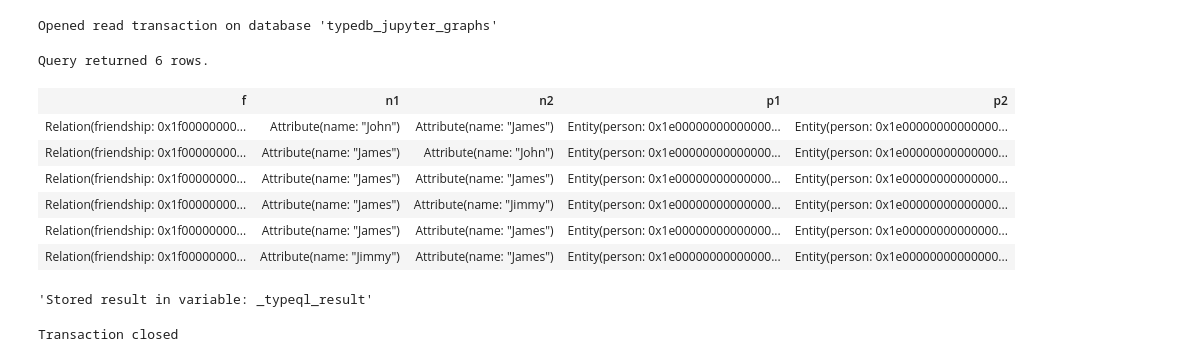
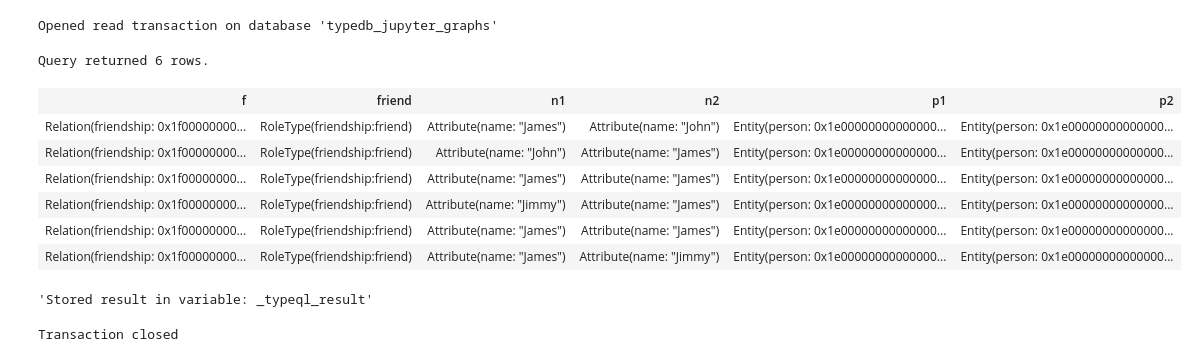
Before and after one commit to typedb-osi/typedb-jupyter, a Jupyter notebook: src/graphs.ipynb, the cells around one changed output. Drawn from its saved outputs; the diff is of its cells as text; code cells hidden in the pictures.

```diff
--- a/src/graphs.ipynb
+++ b/src/graphs.ipynb
@@ -95,18 +95,18 @@ Opened read transaction on database 'typedb_jupyter_graphs'
 # %%
 %%typeql
 match
-$f isa friendship, links (friend: $p1, friend: $p2);
+$f isa friendship, links ($friend: $p1, $friend: $p2);
 $p1 has name $n1;
 $p2 has name $n2;
 # %% [output]
 Query returned 6 rows.
-| f | n1 | n2 | p1 | p2 |
-| Relation(friendship: 0x1f00000000... | Attribute(name: "John") | Attribute(name: "James") | Entity(person: 0x1e00000000000000... | Entity(person: 0x1e00000000000000... |
-| Relation(friendship: 0x1f00000000... | Attribute(name: "James") | Attribute(name: "John") | Entity(person: 0x1e00000000000000... | Entity(person: 0x1e00000000000000... |
-| Relation(friendship: 0x1f00000000... | Attribute(name: "James") | Attribute(name: "James") | Entity(person: 0x1e00000000000000... | Entity(person: 0x1e00000000000000... |
-| Relation(friendship: 0x1f00000000... | Attribute(name: "James") | Attribute(name: "Jimmy") | Entity(person: 0x1e00000000000000... | Entity(person: 0x1e00000000000000... |
-| Relation(friendship: 0x1f00000000... | Attribute(name: "James") | Attribute(name: "James") | Entity(person: 0x1e00000000000000... | Entity(person: 0x1e00000000000000... |
-| Relation(friendship: 0x1f00000000... | Attribute(name: "Jimmy") | Attribute(name: "James") | Entity(person: 0x1e00000000000000... | Entity(person: 0x1e00000000000000... |
+| f | friend | n1 | n2 | p1 | p2 |
+| Relation(friendship: 0x1f00000000... | RoleType(friendship:friend) | Attribute(name: "James") | Attribute(name: "John") | Entity(person: 0x1e00000000000000... | Entity(person: 0x1e00000000000000... |
+| Relation(friendship: 0x1f00000000... | RoleType(friendship:friend) | Attribute(name: "John") | Attribute(name: "James") | Entity(person: 0x1e00000000000000... | Entity(person: 0x1e00000000000000... |
+| Relation(friendship: 0x1f00000000... | RoleType(friendship:friend) | Attribute(name: "James") | Attribute(name: "James") | Entity(person: 0x1e00000000000000... | Entity(person: 0x1e00000000000000... |
+| Relation(friendship: 0x1f00000000... | RoleType(friendship:friend) | Attribute(name: "Jimmy") | Attribute(name: "James") | Entity(person: 0x1e00000000000000... | Entity(person: 0x1e00000000000000... |
+| Relation(friendship: 0x1f00000000... | RoleType(friendship:friend) | Attribute(name: "James") | Attribute(name: "James") | Entity(person: 0x1e00000000000000... | Entity(person: 0x1e00000000000000... |
+| Relation(friendship: 0x1f00000000... | RoleType(friendship:friend) | Attribute(name: "James") | Attribute(name: "Jimmy") | Entity(person: 0x1e00000000000000... | Entity(person: 0x1e00000000000000... |
 'Stored result in variable: _typeql_result'
 # %%
 %typedb transaction close
```
Also changed, not shown: parts of 2 cells of this notebook.
